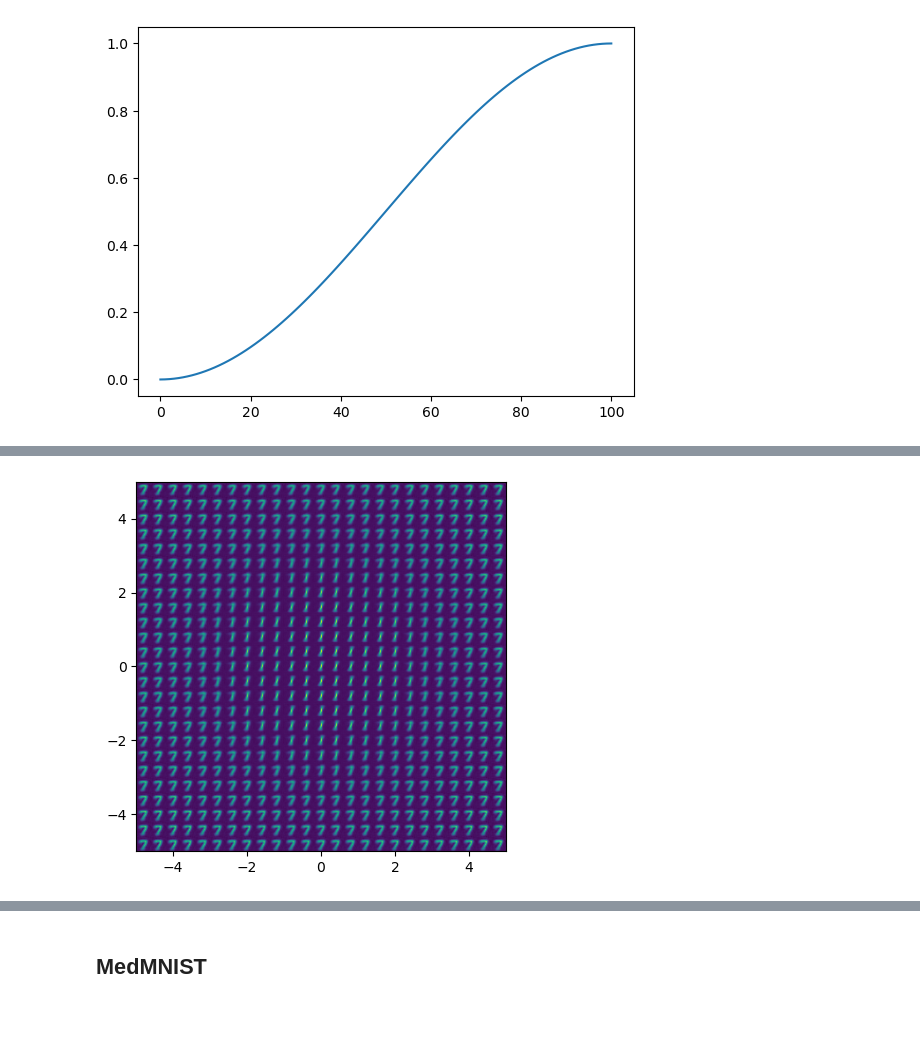
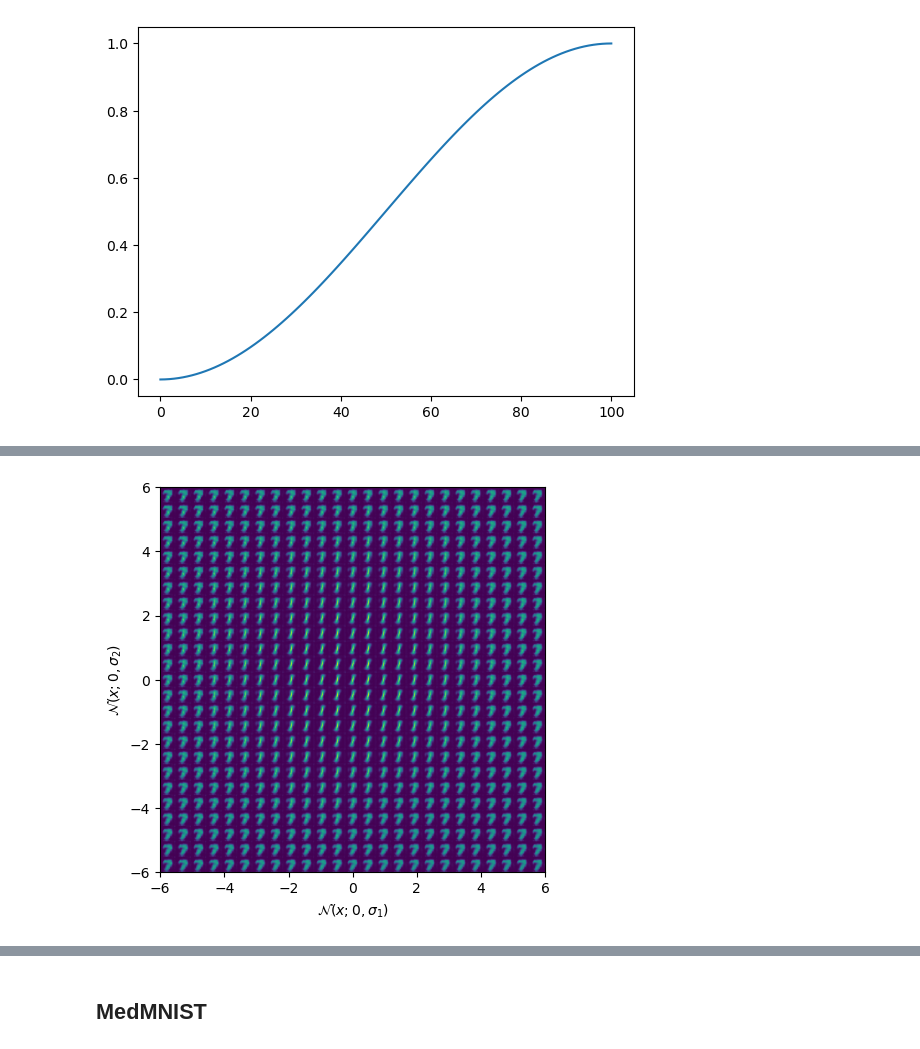
Before and after one commit to SolidusAbi/AnomalyDetection, a Jupyter notebook: notebooks/vae.ipynb, the cells around one changed output, grey strips where cells are left out. Saved outputs shown, nothing was run; the diff lists cells and outputs as text; code cells hidden in the pictures; blank space fills up the shorter version.

```diff
--- a/notebooks/vae.ipynb
+++ b/notebooks/vae.ipynb
@@ -233,7 +265,7 @@ plt.show()
 device = torch.device('cuda' if torch.cuda.is_available() else 'cpu')
 model.to(device)
 model.train()
-n_epochs = 100
+n_epochs = 50
 from tqdm import tqdm
 # kl_weight = 0.02
 
@@ -244,7 +276,7 @@ epoch_iterator = tqdm(
         postfix={"tls": "%.4f" % -1},
     )
 
-kl_weight = cosine_scheduler(n_epochs)
+kl_weight = torch.clip(cosine_scheduler(n_epochs), 0, .99)
 
 opt = torch.optim.Adam(model.parameters())
 for epoch in epoch_iterator:
@@ -257,8 +289,8 @@ for epoch in epoch_iterator:
             # break
         x = x.to(device) # GPU
         opt.zero_grad()
-        # x_hat = torch.sigmoid(model(x))
-        x_hat = torch.tanh(model(x))
+        x_hat = torch.sigmoid(model(x))
+        # x_hat = torch.tanh(model(x))
         loss = sgvbl(x, x_hat, y, kl_weight[epoch])
         # loss = sgvbl(x, x_hat, y, kl_weight)
         epoch_loss += loss.detach().item()
@@ -285,14 +356,17 @@ plot_latent(model, train_loader, num_batches=1)
 # %%
-x, y = next(iter(train_loader))
-x_0 = x[torch.argwhere(y==0).squeeze()[0]].unsqueeze(0)
-x_1 = x[torch.argwhere(y==1).squeeze()[0]].unsqueeze(0)
+x, y = next(iter(test_loader))
+x_0 = x[torch.argwhere(y==0).squeeze()[150]].unsqueeze(0)
+x_1 = x[torch.argwhere(y==1).squeeze()[152]].unsqueeze(0)
 
 print(x_0.shape)
 
 plt.subplot(1,2,1)
 plt.imshow(x_0[0,0])
+plt.axis('off')
 plt.subplot(1,2,2)
 plt.imshow(x_1[0,0])
+plt.axis('off')
+plt.savefig('anomalies.png', bbox_inches='tight')
 # model.train()
 model.eval()
 z_0, z_1 = [], []
@@ -305,6 +379,8 @@ torch.Size([1, 1, 28, 28])
 # %%
+fig = plt.figure(figsize=(10,5))
 plt.subplot(1,2,1)
 plt.scatter(torch.cat(z_0)[:,0], torch.cat(z_0)[:,1], c='r')
 plt.subplot(1,2,2)
 plt.scatter(torch.cat(z_1)[:,0], torch.cat(z_1)[:,1], c='b')
+plt.savefig('anomalies_latent_sample.png', bbox_inches='tight')
 # %% [output]
@@ -330,6 +405,7 @@ import numpy as np
 def plot_reconstructed(autoencoder, r0=(-10, 10), r1=(-10, 10), n=12):
     w = 28
     img = np.zeros((n*w, n*w))
+    fig = plt.figure(figsize=(5, 5))
     for i, y in enumerate(np.linspace(*r1, n)):
         for j, x in enumerate(np.linspace(*r0, n)):
             z = torch.Tensor([[x, y]]).to(device)
@@ -337,8 +413,14 @@ def plot_reconstructed(autoencoder, r0=(-10, 10), r1=(-10, 10), n=12):
             x_hat = x_hat.reshape(28, 28).to('cpu').detach().numpy()
             img[(n-1-i)*w:(n-1-i+1)*w, j*w:(j+1)*w] = x_hat
     plt.imshow(img, extent=[*r0, *r1])
+    plt.xlabel('$\mathcal{N}(x;0,\sigma_1)$')
+    plt.ylabel('$\mathcal{N}(x;0,\sigma_2)$')
+    # plt.axis('off')
+    return fig
 # %%
 model.eval()
-plot_reconstructed(model.to(device), r0=(-5, 5), r1=(-5, 5), n=25)
+fig = plot_reconstructed(model.to(device), r0=(-6, 6), r1=(-6, 6), n=25)
+plt.savefig('reconstructed.png', dpi=300, bbox_inches='tight')
+plt.show(fig)
 # %% [output]
-[figure, old version]
+[figure, new version]
```
Also changed, not shown: parts of 23 cells of this notebook.
